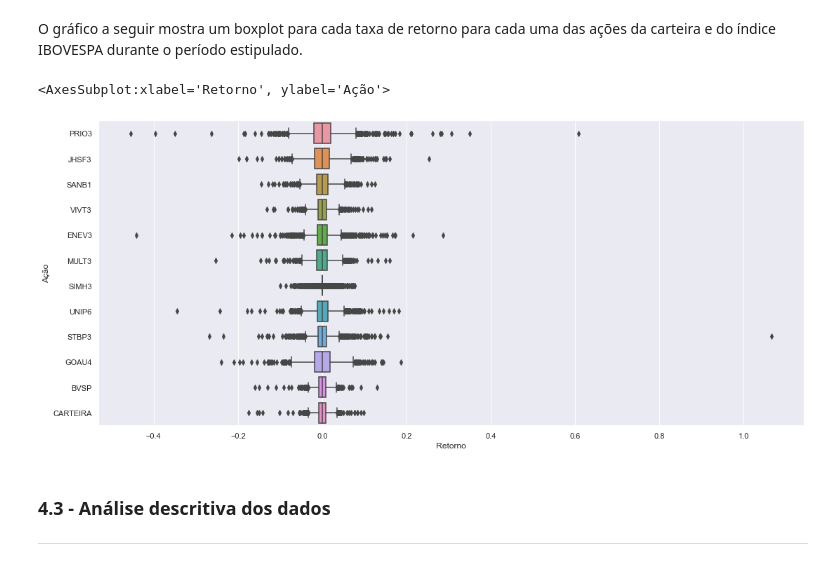
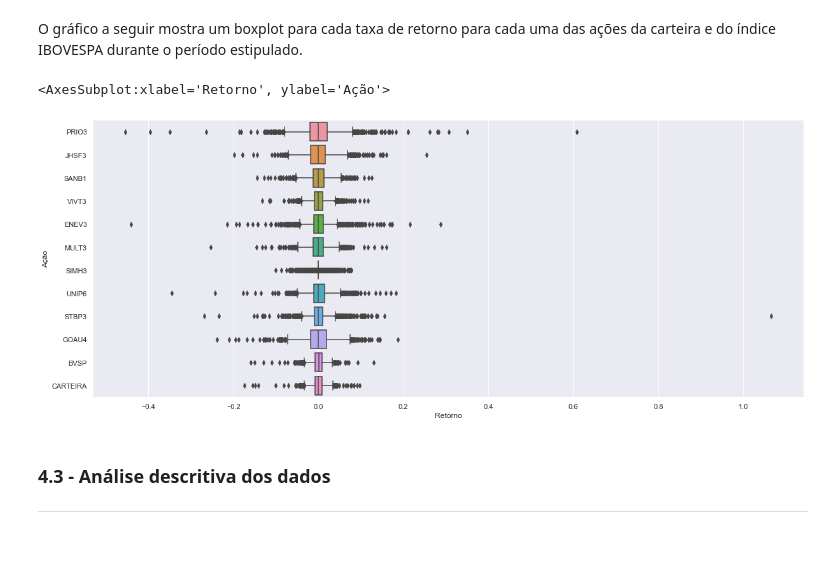
Before and after one commit to pauloceliojr/aedi-prova-final, a Jupyter notebook: prova_final.ipynb, the cells around one changed output. Cells and saved outputs as stored; diff of their text form; code cells hidden in the pictures.

```diff
--- a/prova_final.ipynb
+++ b/prova_final.ipynb
@@ -402,11 +402,11 @@ ax
 O gráfico a seguir mostra um boxplot para cada taxa de retorno para cada uma das ações da carteira e do índice IBOVESPA durante o período estipulado.
 # %%
 ax = sns.boxplot(data=taxas_retorno_melted, x="Retorno", y="Ação", orient="h")
-ax.figure.set_size_inches(18, 8)
+ax.figure.set_size_inches(20, 8)
 ax
 # %% [output]
 <AxesSubplot:xlabel='Retorno', ylabel='Ação'>
-[figure, old version]
+[figure, new version]
 # %% [markdown]
 ### 4.3 - Análise descritiva dos dados
 ***
```
Also changed, not shown: parts of 35 cells of this notebook.
